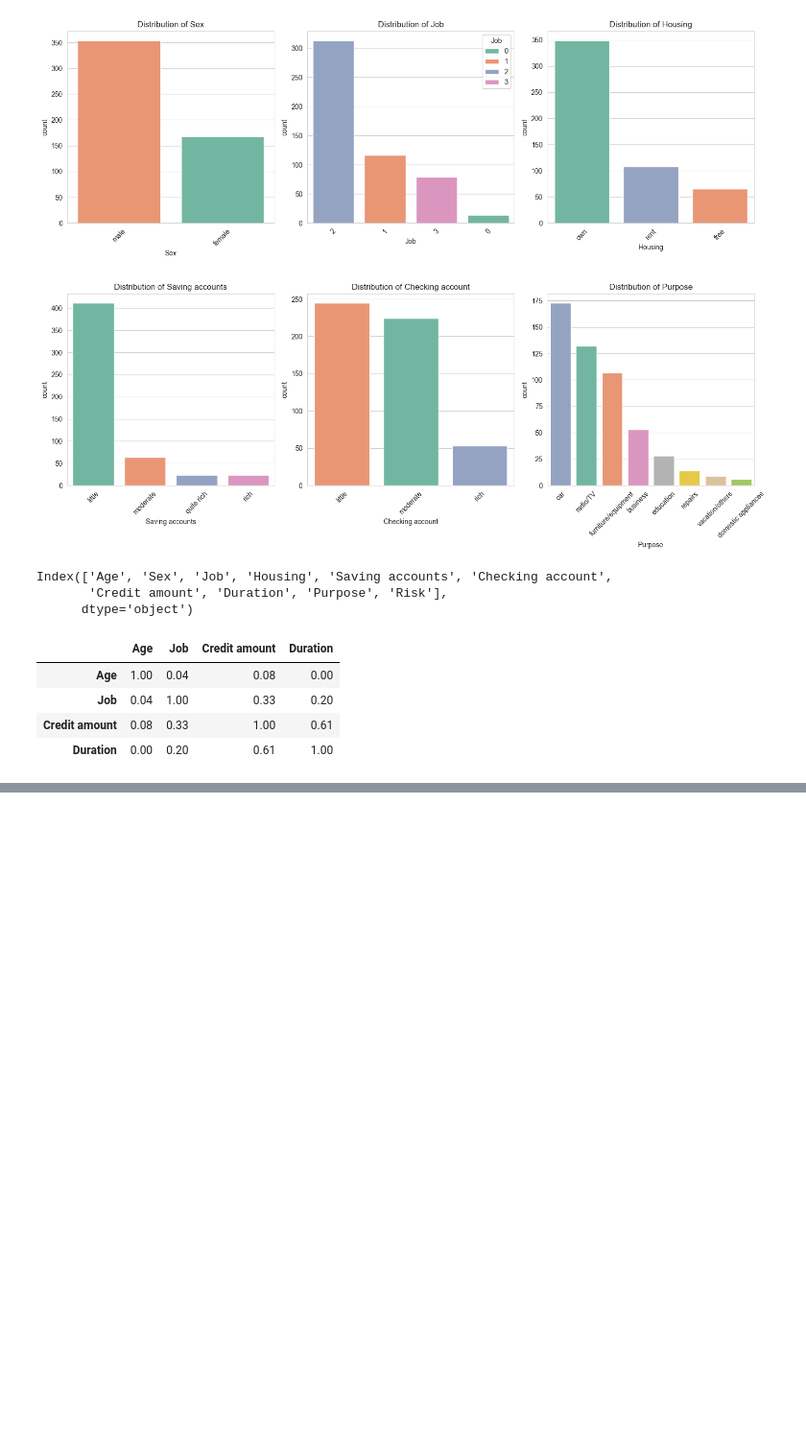
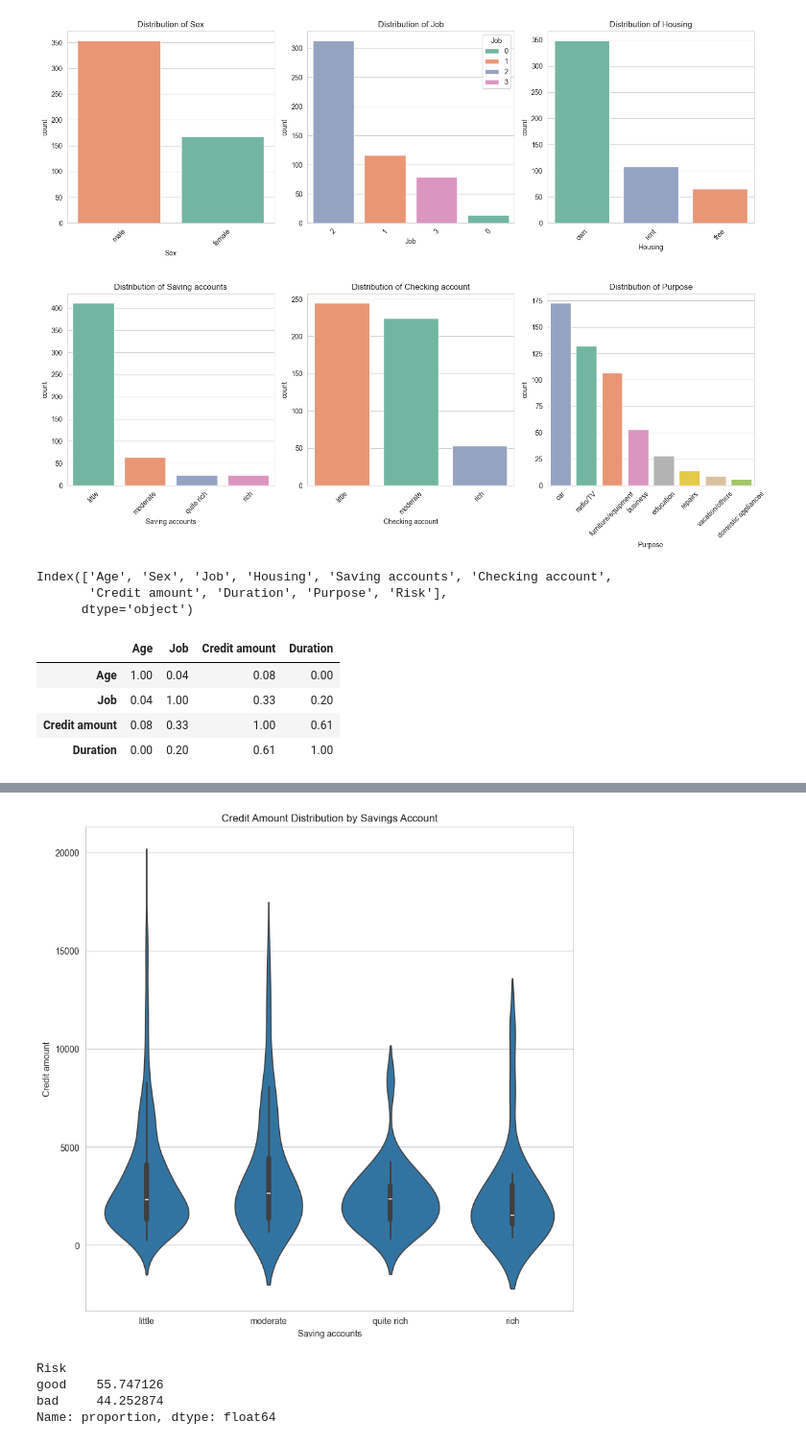
Before and after one commit to mdshahriarafridi/Credit-risk-modelling-using-ML, a Jupyter notebook: model_training.ipynb, the cells around one changed output, grey strips where cells are left out. Shown at 96% size. Drawn from its saved outputs; the diff is of its cells as text; code cells hidden in the pictures; blank space fills up the shorter version.

```diff
--- a/model_training.ipynb
+++ b/model_training.ipynb
@@ -185,0 +230,14 @@ corr
+# %%
+plt.figure(figsize=(10,10))
+sns.violinplot(data=df, x="Saving accounts",y='Credit amount')
+plt.title("Credit Amount Distribution by Savings Account")
+plt.show()
+# %% [output]
+[figure, added]
+# %%
+df['Risk'].value_counts(normalize=True)*100
+# %% [output]
+Risk
+good    55.747126
+bad     44.252874
+Name: proportion, dtype: float64
```
Also changed, not shown: parts of 7 cells of this notebook.
